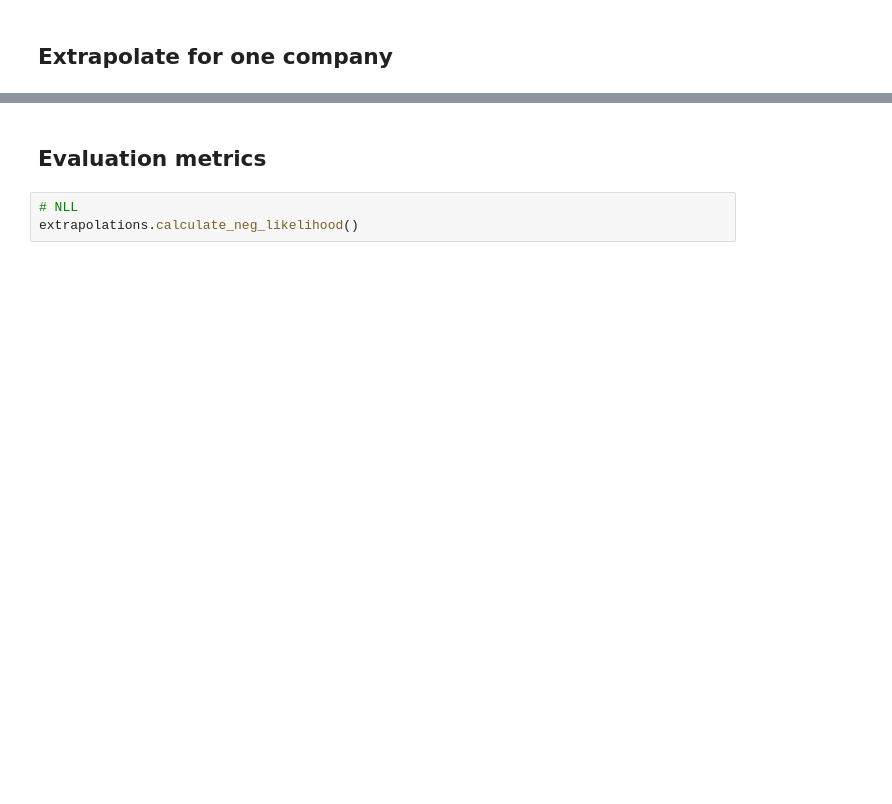
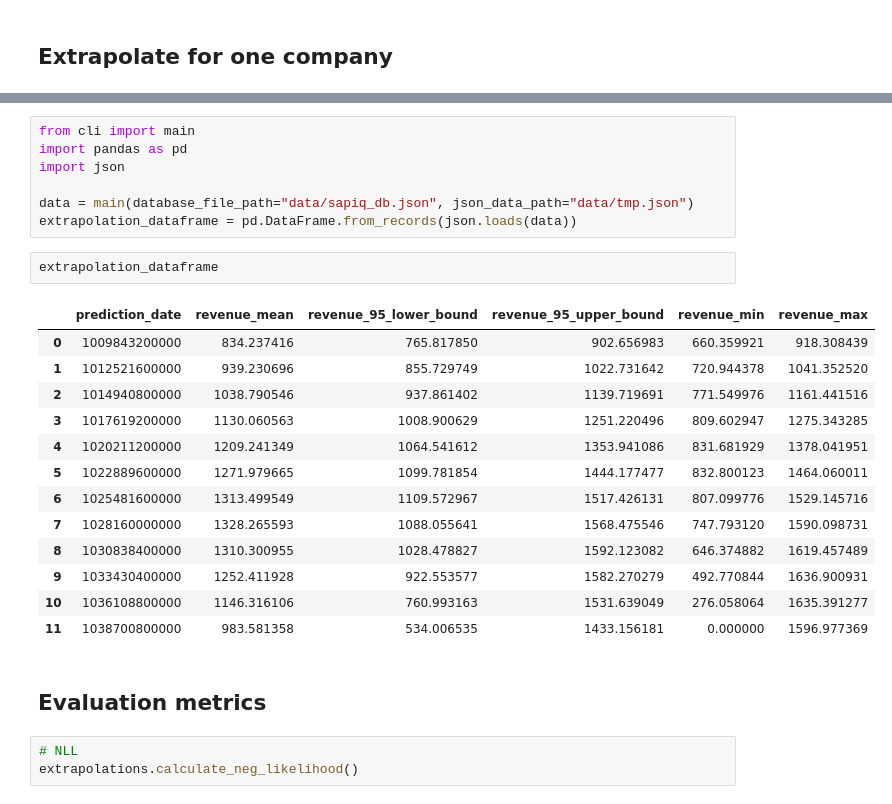
Before and after one commit to cfespinoza/sire, a Jupyter notebook: sire-lib/sire_sapiq.ipynb, the cells around one changed output, grey strips where cells are left out. Drawn from its saved outputs; the diff is of its cells as text; blank space fills up the shorter version.

```diff
--- a/sire-lib/sire_sapiq.ipynb
+++ b/sire-lib/sire_sapiq.ipynb
@@ -51,3 +91,26 @@ extrapolations.get_extrapolations_metric_mean_confidence_interval()
+# %%
+from cli import main
+import pandas as pd
+import json
+
+data = main(database_file_path="data/sapiq_db.json", json_data_path="data/tmp.json")
+extrapolation_dataframe = pd.DataFrame.from_records(json.loads(data))
+# %%
+extrapolation_dataframe
+# %% [output]
+|  | prediction_date | revenue_mean | revenue_95_lower_bound | revenue_95_upper_bound | revenue_min | revenue_max |
+| 0 | 1009843200000 | 834.237416 | 765.817850 | 902.656983 | 660.359921 | 918.308439 |
+| 1 | 1012521600000 | 939.230696 | 855.729749 | 1022.731642 | 720.944378 | 1041.352520 |
+| 2 | 1014940800000 | 1038.790546 | 937.861402 | 1139.719691 | 771.549976 | 1161.441516 |
+| 3 | 1017619200000 | 1130.060563 | 1008.900629 | 1251.220496 | 809.602947 | 1275.343285 |
+| 4 | 1020211200000 | 1209.241349 | 1064.541612 | 1353.941086 | 831.681929 | 1378.041951 |
+| 5 | 1022889600000 | 1271.979665 | 1099.781854 | 1444.177477 | 832.800123 | 1464.060011 |
+| 6 | 1025481600000 | 1313.499549 | 1109.572967 | 1517.426131 | 807.099776 | 1529.145716 |
+| 7 | 1028160000000 | 1328.265593 | 1088.055641 | 1568.475546 | 747.793120 | 1590.098731 |
+| 8 | 1030838400000 | 1310.300955 | 1028.478827 | 1592.123082 | 646.374882 | 1619.457489 |
+| 9 | 1033430400000 | 1252.411928 | 922.553577 | 1582.270279 | 492.770844 | 1636.900931 |
+| 10 | 1036108800000 | 1146.316106 | 760.993163 | 1531.639049 | 276.058064 | 1635.391277 |
+| 11 | 1038700800000 | 983.581358 | 534.006535 | 1433.156181 | 0.000000 | 1596.977369 |
 # %% [markdown]
 ## Evaluation metrics
 # %%
```
Also changed, not shown: parts of 7 cells of this notebook, 20 other files.
